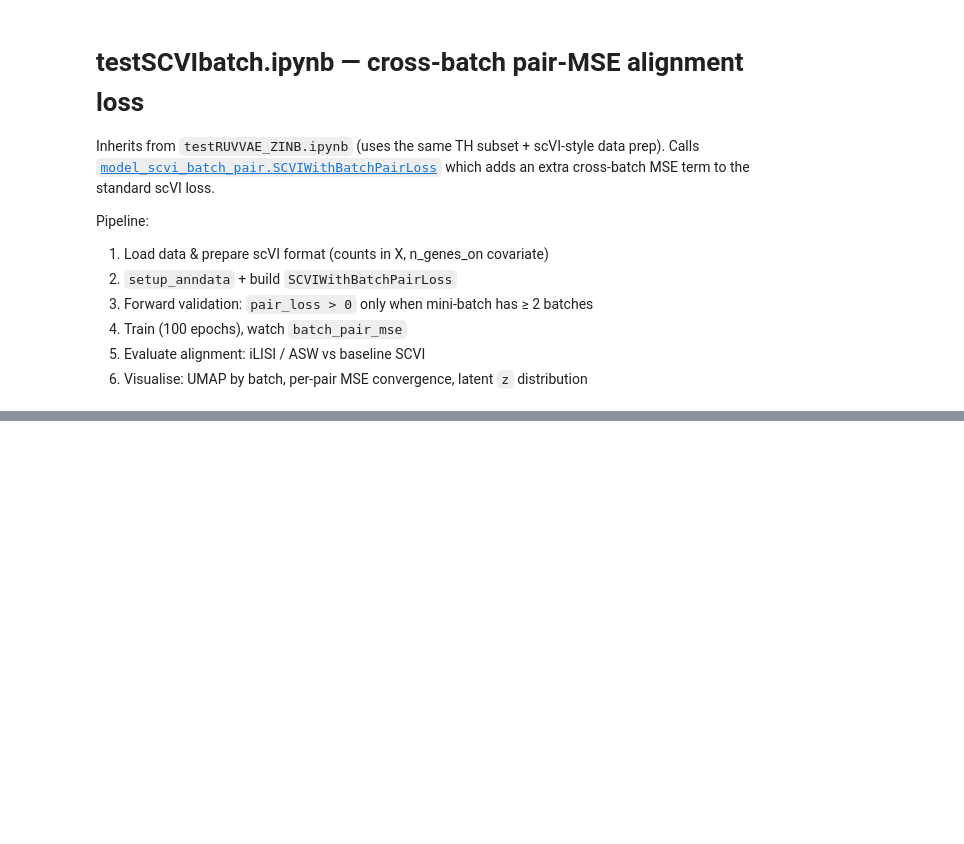
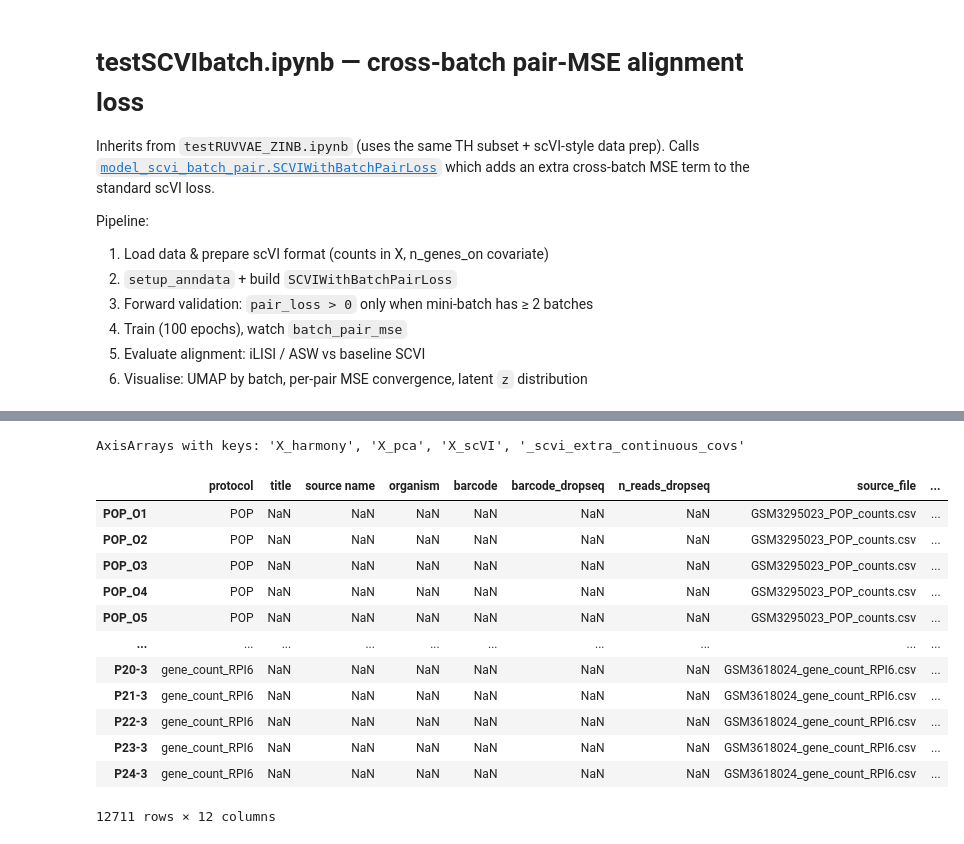
Before and after one commit to juychen/RUVDEG, a Jupyter notebook: postanalysis.ipynb, the cells around one changed output, grey strips where cells are left out. Drawn from its saved outputs; the diff is of its cells as text; code cells hidden in the pictures; blank space fills up the shorter version.

Commit message:
edit gfroup gene

```diff
--- a/postanalysis.ipynb
+++ b/postanalysis.ipynb
@@ -21,8 +21,7 @@ import pandas as pd
 # ========== Load the same data subset as testRUVVAE_ZINB.ipynb ==========
 
 adata = sc.read_h5ad(
-    "/data3/junyi/scvi_harmony/TH_scviHarmony.h5ad"
-)
+    "/data1st1/junyi/correctdata/transformed/GSE118767_scviharmony/GSE118767_scviHarmony.h5ad")
 
 # adata_subset = adata[
 #     adata.obs["celltype.L2"].isin(
@@ -32,6 +31,6 @@ adata = sc.read_h5ad(
 # adata_subset = adata_subset[adata_subset.obs["sex"] == "M"]
 
 print(f"adata_subset shape: {adata.shape}")
-print(f"status counts:\n{adata.obs['status'].value_counts()}")
-print(f"company counts:\n{adata.obs['company'].value_counts()}")
+# print(f"status counts:\n{adata.obs['status'].value_counts()}")
+# print(f"company counts:\n{adata.obs['company'].value_counts()}")
 # %% [output]
@@ -91,6 +46,0 @@ else:
-# %%
-if np.allclose(row_sums, 1.0):
-    adata.layers[LAYER_NAME] = adata.layers[LAYER_NAME] * 1e4
-    print("每行 sum=1，已乘以 1e4")
-else:
-    print(f"未执行乘 1e4：行和并非全为 1（min={row_sums.min()}, max={row_sums.max()}）")
@@ -99,2 +46,0 @@ adata.layers[LAYER_NAME].min()
-# %%
-adata.layers["scvi_norm"] =  adata.layers[LAYER_NAME].copy()
@@ -132,5 +47,20 @@ def to_sparse_int(arr, dtype=np.float32):
-# %%
-# do only if the layer is not already sparse int
-layer_val = to_sparse_int(X_dense, dtype=np.float32)
-layer_val.eliminate_zeros()
-adata.layers["scvi_show"] = layer_val
+# %%
+adata.obsm
+# %% [output]
+AxisArrays with keys: 'X_harmony', 'X_pca', 'X_scVI', '_scvi_extra_continuous_covs'
+# %%
+adata.obs
+# %% [output]
+|  | protocol | title | source name | organism | barcode | barcode_dropseq | n_reads_dropseq | source_file | ... |
+| POP_O1 | POP | NaN | NaN | NaN | NaN | NaN | NaN | GSM3295023_POP_counts.csv | ... |
+| POP_O2 | POP | NaN | NaN | NaN | NaN | NaN | NaN | GSM3295023_POP_counts.csv | ... |
+| POP_O3 | POP | NaN | NaN | NaN | NaN | NaN | NaN | GSM3295023_POP_counts.csv | ... |
+| POP_O4 | POP | NaN | NaN | NaN | NaN | NaN | NaN | GSM3295023_POP_counts.csv | ... |
+| POP_O5 | POP | NaN | NaN | NaN | NaN | NaN | NaN | GSM3295023_POP_counts.csv | ... |
+| ... | ... | ... | ... | ... | ... | ... | ... | ... | ... |
+| P20-3 | gene_count_RPI6 | NaN | NaN | NaN | NaN | NaN | NaN | GSM3618024_gene_count_RPI6.csv | ... |
+| P21-3 | gene_count_RPI6 | NaN | NaN | NaN | NaN | NaN | NaN | GSM3618024_gene_count_RPI6.csv | ... |
+| P22-3 | gene_count_RPI6 | NaN | NaN | NaN | NaN | NaN | NaN | GSM3618024_gene_count_RPI6.csv | ... |
+| P23-3 | gene_count_RPI6 | NaN | NaN | NaN | NaN | NaN | NaN | GSM3618024_gene_count_RPI6.csv | ... |
+| P24-3 | gene_count_RPI6 | NaN | NaN | NaN | NaN | NaN | NaN | GSM3618024_gene_count_RPI6.csv | ... |
+12711 rows × 12 columns
```
Also changed, not shown: parts of 33 cells of this notebook, 3 other files.
